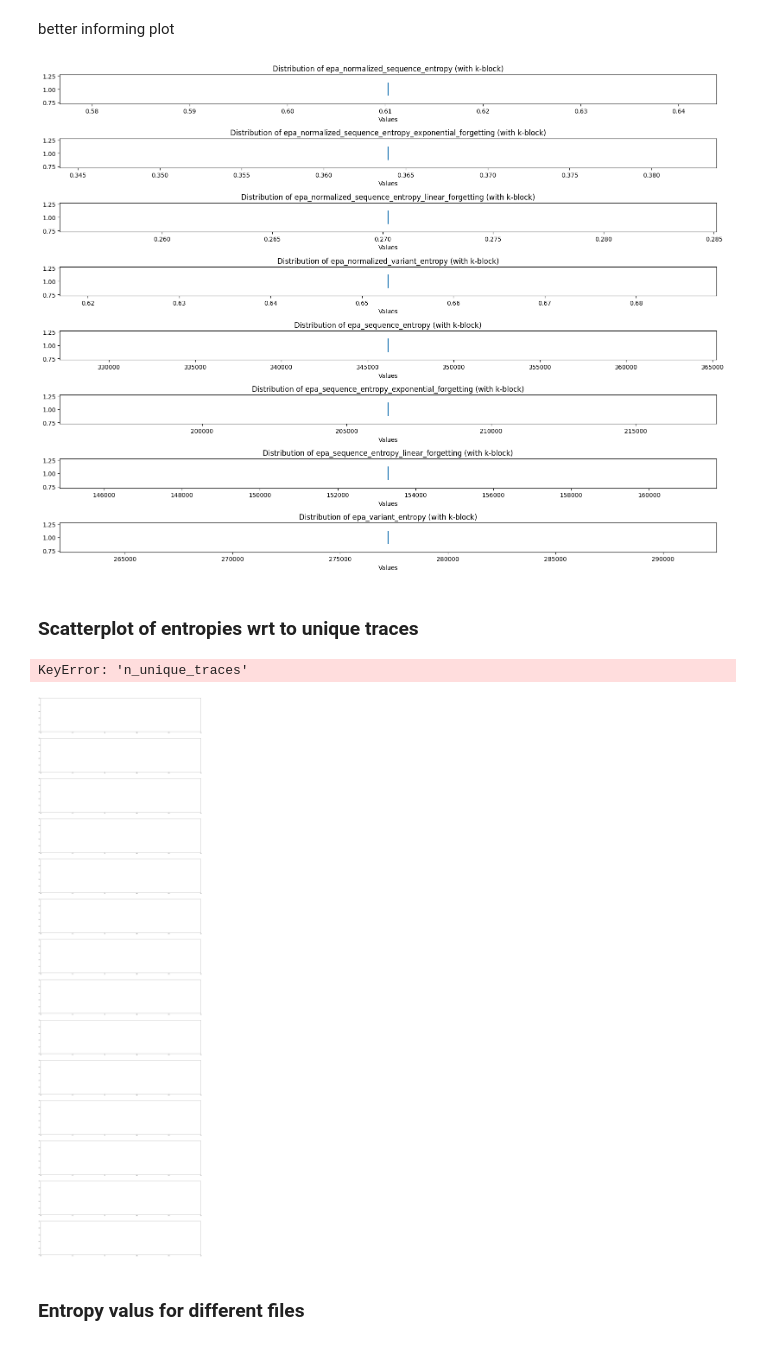
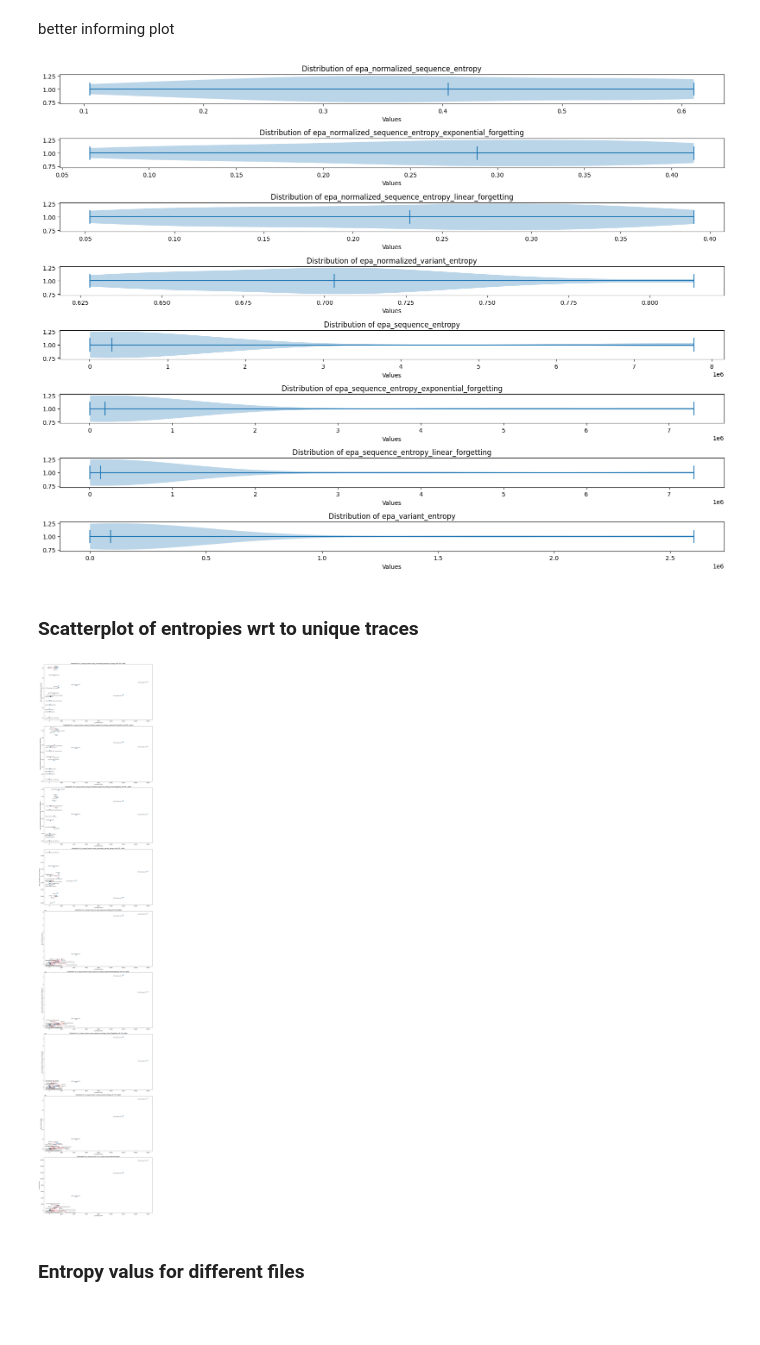
Before and after one commit to lmu-dbs/feeed, a Jupyter notebook: eda_notebooks/epa_based_eda.ipynb, the cells around one changed output. Drawn from its saved outputs; the diff is of its cells as text; code cells hidden in the pictures; blank space fills up the shorter version.

```diff
--- a/eda_notebooks/epa_based_eda.ipynb
+++ b/eda_notebooks/epa_based_eda.ipynb
@@ -35,7 +35,7 @@ import matplotlib.pyplot as plt
 
 # Your existing code...
 unique_keys = epa_results['Key'].unique()
-unique_keys = unique_keys[(unique_keys != 'n_traces') & (unique_keys != 'n_unique_traces')]
+unique_keys = unique_keys[(unique_keys != 'reset_cached_values') & (unique_keys != 'n_unique_traces')]
 
 # Create subplots with shared y-axis
 fig, axes = plt.subplots(nrows=len(unique_keys), ncols=1, figsize=(16, 1.5 * len(unique_keys)),sharex=True)
@@ -44,7 +44,7 @@ fig, axes = plt.subplots(nrows=len(unique_keys), ncols=1, figsize=(16, 1.5 * len
 for i, key in enumerate(unique_keys):
     # Plot each category's distribution on its own subplot for entropy results
     axes[i].violinplot(epa_results[epa_results['Key'] == key]['Value'], showmedians=True, vert=False)
-    axes[i].set_title("Distribution of " + key + " (with k-block)")
+    axes[i].set_title("Distribution of " + key )
     axes[i].set_xlabel('Values')  # Set x-label for the first subplot
 
 # Adjust layout
@@ -61,7 +61,7 @@ import matplotlib.pyplot as plt
 
 # Your existing code...
 unique_keys = epa_results['Key'].unique()
-unique_keys = unique_keys[(unique_keys != 'n_traces') & (unique_keys != 'n_unique_traces')]
+unique_keys = unique_keys[(unique_keys != 'reset_cached_values') & (unique_keys != 'n_unique_traces')]
 
 # Create subplots with shared y-axis
 fig, axes = plt.subplots(nrows=len(unique_keys), ncols=1, figsize=(16, 1.5 * len(unique_keys)))
@@ -70,7 +70,7 @@ fig, axes = plt.subplots(nrows=len(unique_keys), ncols=1, figsize=(16, 1.5 * len
 for i, key in enumerate(unique_keys):
     # Plot each category's distribution on its own subplot for entropy results
     axes[i].violinplot(epa_results[epa_results['Key'] == key]['Value'], showmedians=True, vert=False)
-    axes[i].set_title("Distribution of " + key + " (with k-block)")
+    axes[i].set_title("Distribution of " + key )
     axes[i].set_xlabel('Values')  # Set x-label for the first subplot
 
 # Adjust layout
@@ -79,7 +79,7 @@ plt.tight_layout()
 # Show the plot
 plt.show()
 # %% [output]
-[figure, old version]
+[figure, new version]
 # %% [markdown]
 ### Scatterplot of entropies wrt to unique traces
 # %%
@@ -87,45 +87,39 @@ import matplotlib.pyplot as plt
 import pandas as pd
 from adjustText import adjust_text
 
-keys_needed = ['eventropy_global_block',
-               'eventropy_k_block_diff_1', 'eventropy_k_block_diff_3',
-               'eventropy_k_block_diff_5', 'eventropy_k_block_ratio_1',
-               'eventropy_k_block_ratio_3', 'eventropy_k_block_ratio_5',
-               'eventropy_knn_3', 'eventropy_knn_5', 'eventropy_knn_7',
-               'eventropy_lempel_ziv',
-               'eventropy_prefix', 'eventropy_trace', 'n_unique_traces']
+keys_needed = epa_results['Key'].unique()
+keys_needed = keys_needed[(keys_needed != 'reset_cached_values')]
 
-fig, axis = plt.subplots(len(keys_needed), 1, figsize=(32, 8*(len(keys_needed))))
+fig, axis = plt.subplots(len(keys_needed), 1, figsize=(15, 8*(len(keys_needed))))
 
 
 
 for i, name in enumerate(keys_needed):
 
     # for entropy results
     filtered_data = epa_results[(epa_results['Key'].isin(keys_needed))]
     # Pivot the DataFrame to have 'n_unique_traces' and 'eventropy_trace' as columns
     pivot_data = filtered_data.pivot(index='File', columns='Key', values='Value')
     # Create a scatterplot
     axis[i].scatter(pivot_data['n_unique_traces'], pivot_data[name])
 
     # Add labels for each point with smaller font size
     texts = [axis[i].text(x, y, file_name, ha='right', fontsize=8) for x, y, file_name in
              zip(pivot_data['n_unique_traces'], pivot_data[name], pivot_data.index)]
 
     # Adjust the text labels to avoid overlap
     adjust_text(texts, arrowprops=dict(arrowstyle='->', color='red'),ax=axis[i])
 
     # Add labels and title with smaller font size
     axis[i].set_xlabel('n_unique_traces', fontsize=10)
     axis[i].set_ylabel(name, fontsize=10)
-    axis[i].set_title(f'Scatterplot of n_unique_traces vs {name} with File Labels (with k-block)', fontsize=12)
+    axis[i].set_title(f'Scatterplot of n_unique_traces vs {name} with File Labels ', fontsize=12)
 
 # Show the plot
 plt.tight_layout()
 plt.show()
 # %% [output]
-KeyError: 'n_unique_traces'
-[figure, old version]
+[figure, new version]
 # %% [markdown]
 ### Entropy valus for different files
 # %% [markdown]
```
Also changed, not shown: parts of 4 cells of this notebook.
